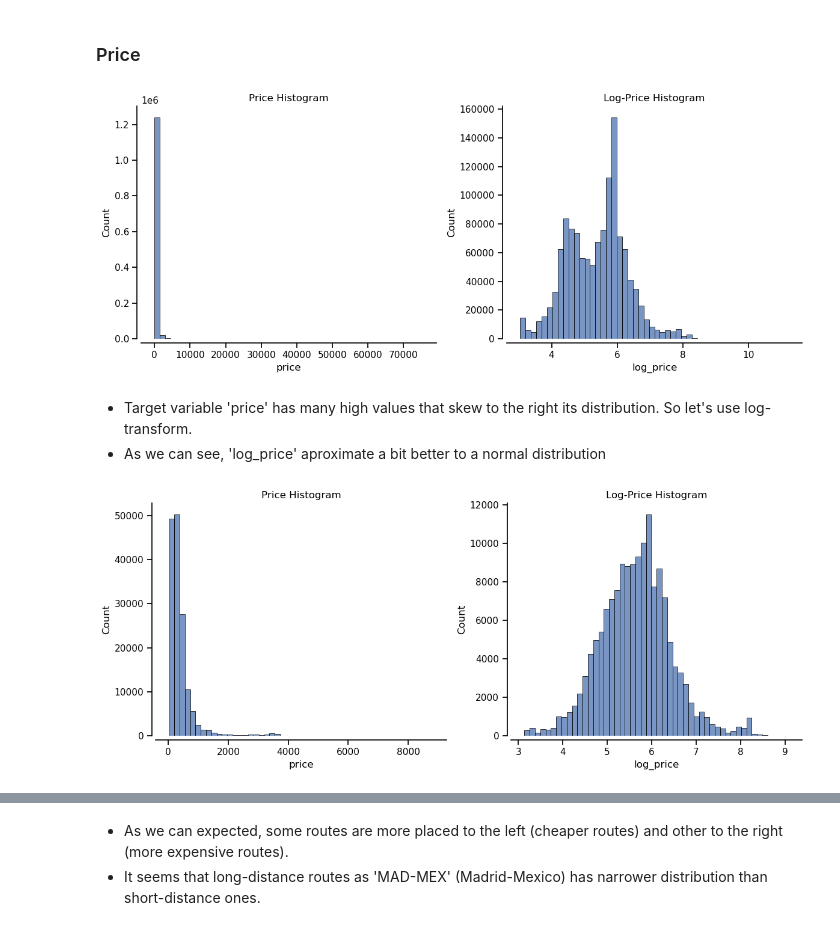
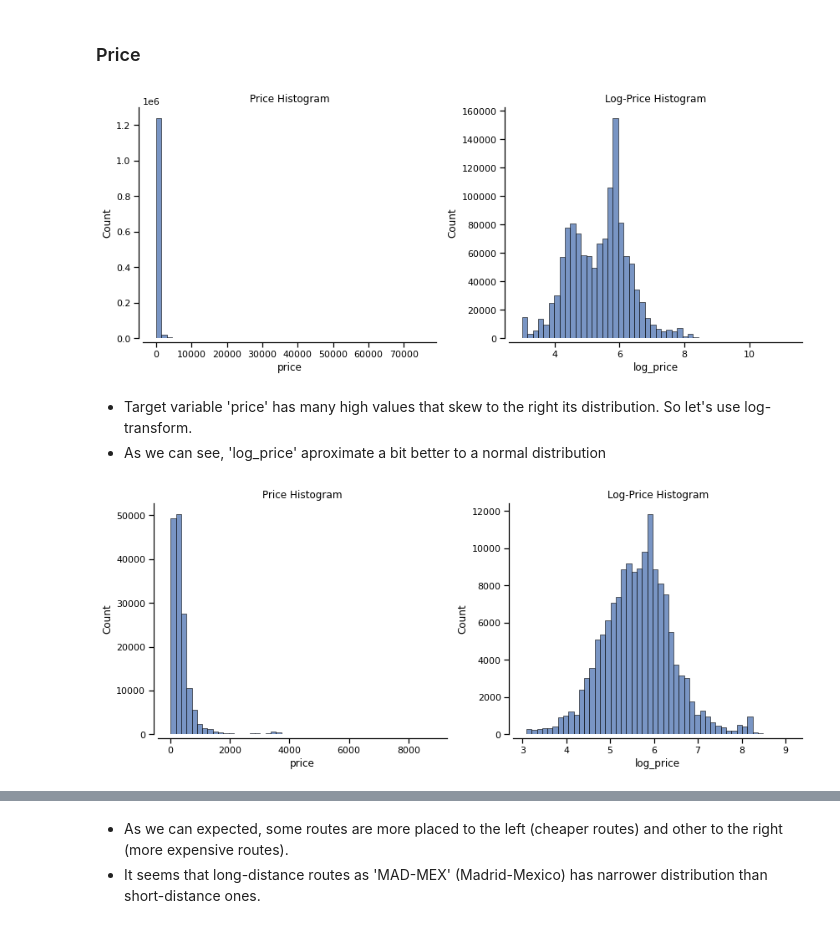
Before and after one commit to adriancervero/flight-prices-prediction, a Jupyter notebook: notebooks/02-exploratory_data_analysis.ipynb, the cells around one changed output, grey strips where cells are left out. Cells and saved outputs as stored; diff of their text form; code cells hidden in the pictures.

```diff
--- a/notebooks/02-exploratory_data_analysis.ipynb
+++ b/notebooks/02-exploratory_data_analysis.ipynb
@@ -56,7 +31,7 @@ def plot_hist_price_by_route(df, log=True):
 # %% [markdown]
 ### Load data
 # %%
-flights = pd.read_csv('../data/interim/flights_interim.csv')
+flights = pd.read_csv('../data/interim/train.csv')
 # %%
 flights.head()
 # %% [output]
@@ -166,26 +140,26 @@ axes[1].set_title('Log-Price Histogram')
 sns.despine(offset=5)
 plt.tight_layout()
 # %% [output]
-[figure, old version]
+[figure, new version]
 # %% [markdown]
 * Target variable 'price' has many high values that skew to the right its distribution. So let's use log-transform.
 * As we can see, 'log_price' aproximate a bit better to a normal distribution
 # %%
 f, axes = plt.subplots(1, 2, figsize=(12,5))
 
 # plot price hist
 sns.histplot(x='price', data=pf, kde=False, bins=50, ax=axes[0]);
 axes[0].set_title('Price Histogram')
 
 # plot log transform price hist
-flights['log_price'] = np.log(flights['price'])
+pf['log_price'] = np.log(pf['price'])
 sns.histplot(x='log_price', data=pf, kde=False, bins=50, ax=axes[1]);
 axes[1].set_title('Log-Price Histogram')
 
 sns.despine(offset=5)
 plt.tight_layout()
 # %% [output]
-[figure, old version]
+[figure, new version]
 # %%
 # Price distribution for route
 sns.displot(
```
Also changed, not shown: parts of 67 cells of this notebook, 3 other files.
